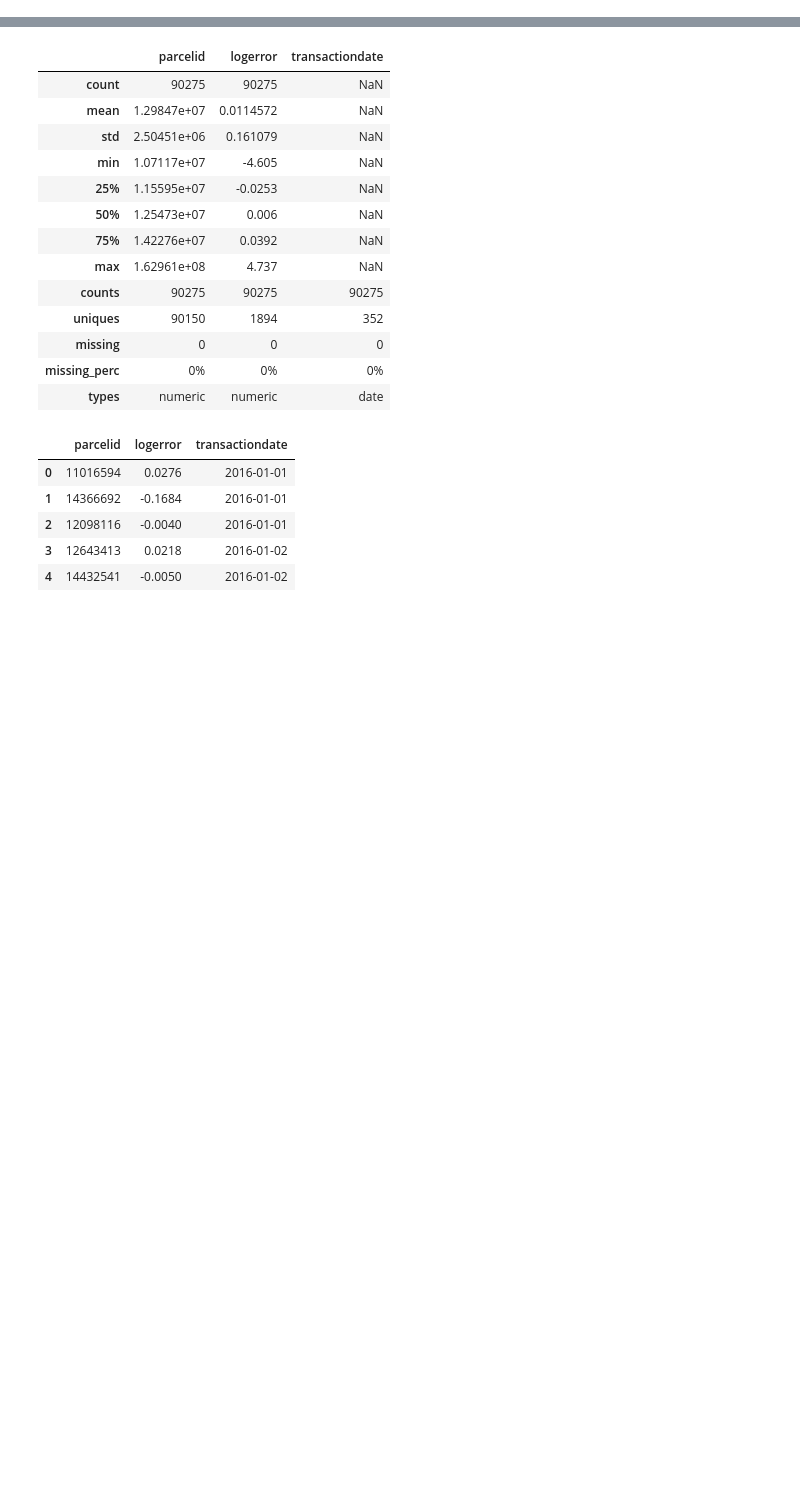
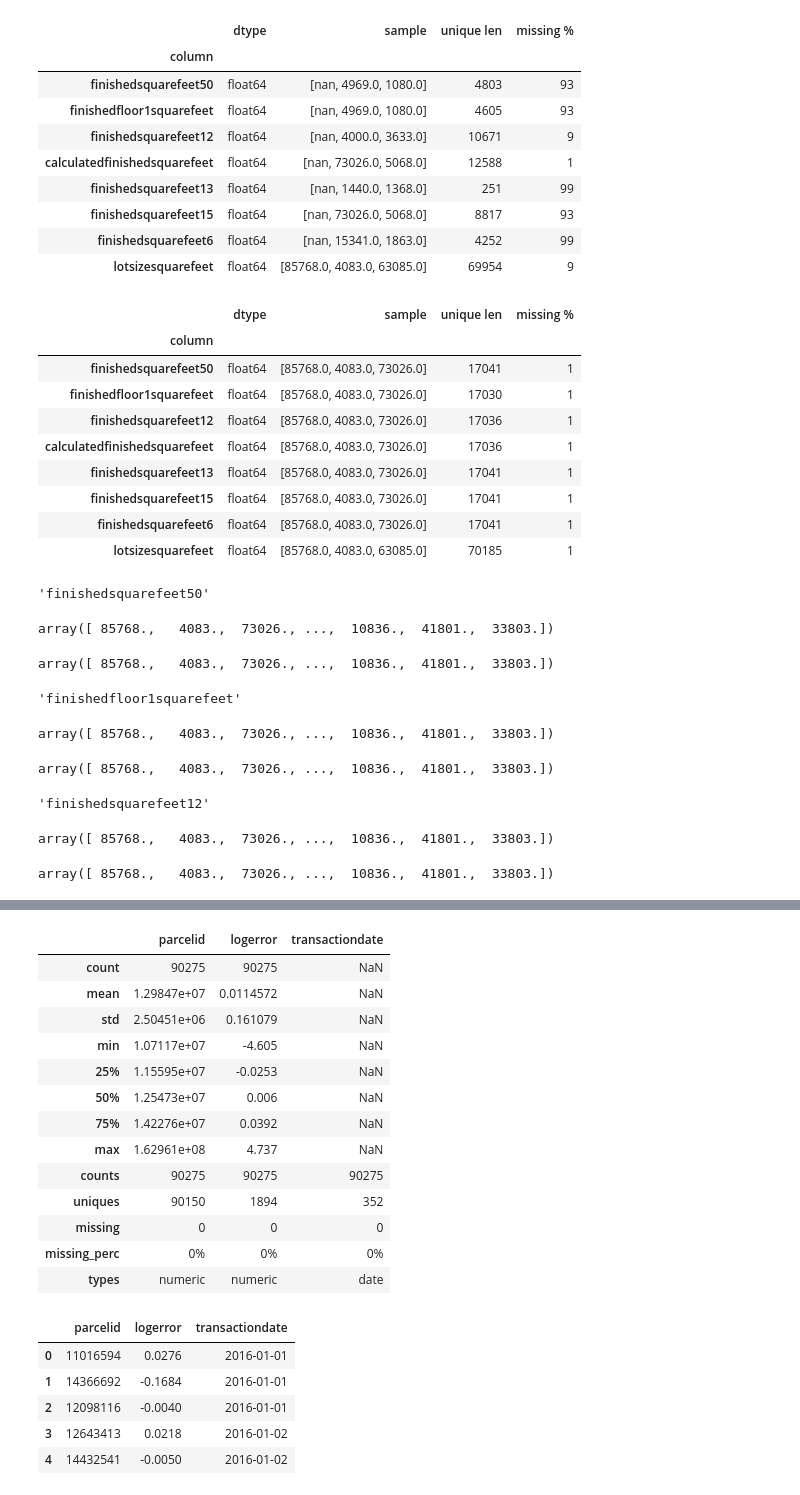
Before and after one commit to ibratface/dl_projects, a Jupyter notebook: zillow.ipynb, the cells around one changed output, grey strips where cells are left out. Cells and saved outputs as stored; diff of their text form; code cells hidden in the pictures; blank space fills up the shorter version.

```diff
--- a/zillow.ipynb
+++ b/zillow.ipynb
@@ -60,3 +64,15 @@ uniques(props)
 | taxdelinquencyflag | object | [nan, Y] | 2 | 98 |
 | taxdelinquencyyear | float64 | [nan, 13.0, 15.0] | 33 | 98 |
 | censustractandblock | float64 | [nan, 6.1110010011e+13, 6.1110009... | 96772 | 2 |
+# %%
+clean = pd.DataFrame()
+def pad(col, val=None, dtype=None):
+    display(col)
+    if col not in clean.columns:
+        clean[col] = props[col]
+    display(clean[col].unique())
+    if val != None:
+        clean[col] = clean[col].fillna(val)
+    if dtype != None:
+        clean[col] = clean[col].astype(dtype)
+    display(clean[col].unique())
@@ -62,0 +171,7 @@ uniques(props)
+# %%
+pad('calculatedbathnbr', dtype='float64')
+
+# if it doesn't have a value, we just get it from bathroomcnt
+props[['calculatedbathnbr', 'bathroomcnt', 'bedroomcnt']]
+clean.loc[clean['calculatedbathnbr'].isnull(), ('calculatedbathnbr')] = clean.loc[clean['calculatedbathnbr'].isnull(), ('bathroomcnt')]
+display(clean['calculatedbathnbr'].unique())
@@ -62,0 +200,61 @@ uniques(props)
+# %%
+area_features = ['lotsizesquarefeet',
+                 'finishedsquarefeet6',
+                 'finishedsquarefeet15',
+                 'finishedsquarefeet13',
+                 'calculatedfinishedsquarefeet',
+                 'finishedsquarefeet12',
+                 'finishedfloor1squarefeet',
+                 'finishedsquarefeet50',
+                ]
+
+area_features.reverse()
+
+def fill_null(col1, col2):
+#     display("{} <== {}".format(col1, col2))
+    clean.loc[clean[col1].isnull(), (col1)] = clean.loc[clean[col1].isnull(), (col2)]
+
+for col in area_features:
+    clean[col] = props[col]
+
+describe_values(clean.loc[:, area_features])
+
+for col1, col2 in itertools.permutations(area_features, 2):
+    fill_null(col1, col2)
+
+describe_values(clean.loc[:, area_features])
+
+for col in area_features:
+    pad(col, clean[col].mean(), 'float32')
+
+describe_values(clean.loc[:, area_features])
+# %% [output]
+|  | dtype | sample | unique len | missing % |
+| column |  |  |  |  |
+| finishedsquarefeet50 | float64 | [nan, 4969.0, 1080.0] | 4803 | 93 |
+| finishedfloor1squarefeet | float64 | [nan, 4969.0, 1080.0] | 4605 | 93 |
+| finishedsquarefeet12 | float64 | [nan, 4000.0, 3633.0] | 10671 | 9 |
+| calculatedfinishedsquarefeet | float64 | [nan, 73026.0, 5068.0] | 12588 | 1 |
+| finishedsquarefeet13 | float64 | [nan, 1440.0, 1368.0] | 251 | 99 |
+| finishedsquarefeet15 | float64 | [nan, 73026.0, 5068.0] | 8817 | 93 |
+| finishedsquarefeet6 | float64 | [nan, 15341.0, 1863.0] | 4252 | 99 |
+| lotsizesquarefeet | float64 | [85768.0, 4083.0, 63085.0] | 69954 | 9 |
+|  | dtype | sample | unique len | missing % |
+| column |  |  |  |  |
+| finishedsquarefeet50 | float64 | [85768.0, 4083.0, 73026.0] | 17041 | 1 |
+| finishedfloor1squarefeet | float64 | [85768.0, 4083.0, 73026.0] | 17030 | 1 |
+| finishedsquarefeet12 | float64 | [85768.0, 4083.0, 73026.0] | 17036 | 1 |
+| calculatedfinishedsquarefeet | float64 | [85768.0, 4083.0, 73026.0] | 17036 | 1 |
+| finishedsquarefeet13 | float64 | [85768.0, 4083.0, 73026.0] | 17041 | 1 |
+| finishedsquarefeet15 | float64 | [85768.0, 4083.0, 73026.0] | 17041 | 1 |
+| finishedsquarefeet6 | float64 | [85768.0, 4083.0, 73026.0] | 17041 | 1 |
+| lotsizesquarefeet | float64 | [85768.0, 4083.0, 63085.0] | 70185 | 1 |
+'finishedsquarefeet50'
+array([ 85768.,   4083.,  73026., ...,  10836.,  41801.,  33803.])
+array([ 85768.,   4083.,  73026., ...,  10836.,  41801.,  33803.])
+'finishedfloor1squarefeet'
+array([ 85768.,   4083.,  73026., ...,  10836.,  41801.,  33803.])
+array([ 85768.,   4083.,  73026., ...,  10836.,  41801.,  33803.])
+'finishedsquarefeet12'
+array([ 85768.,   4083.,  73026., ...,  10836.,  41801.,  33803.])
+array([ 85768.,   4083.,  73026., ...,  10836.,  41801.,  33803.])
```
Also changed, not shown: parts of 19 cells of this notebook.
